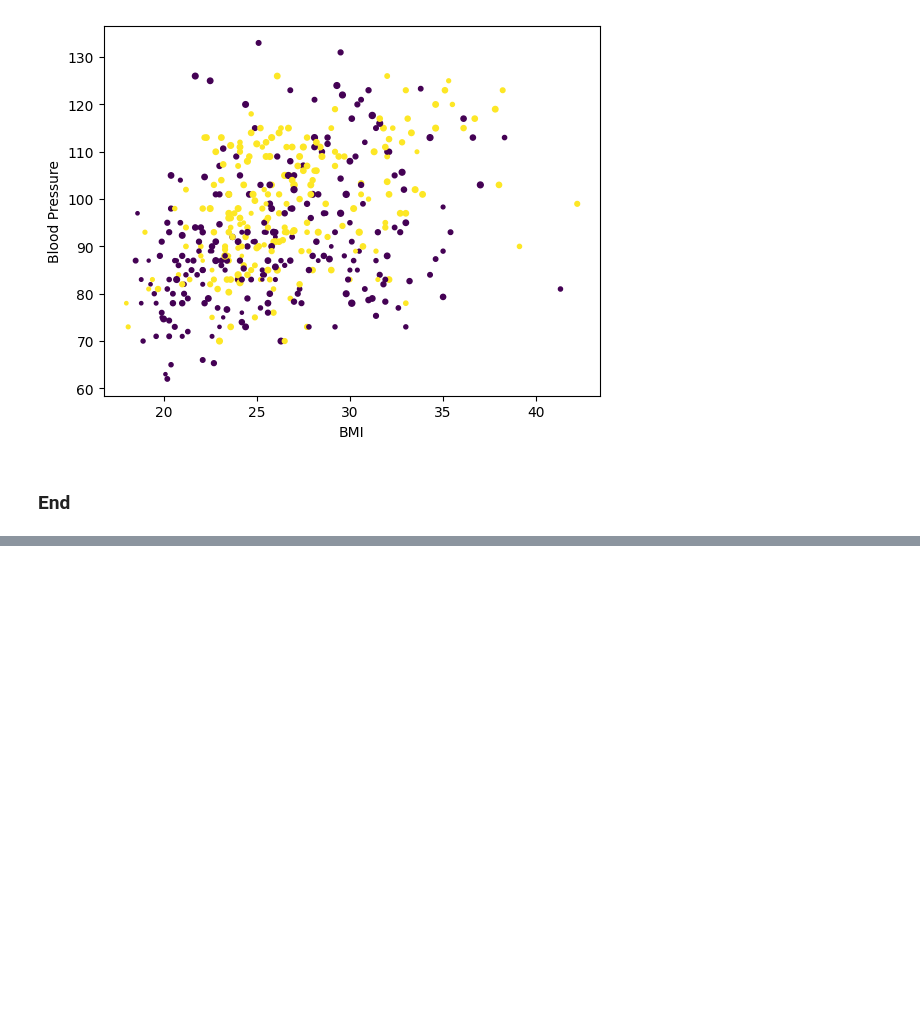
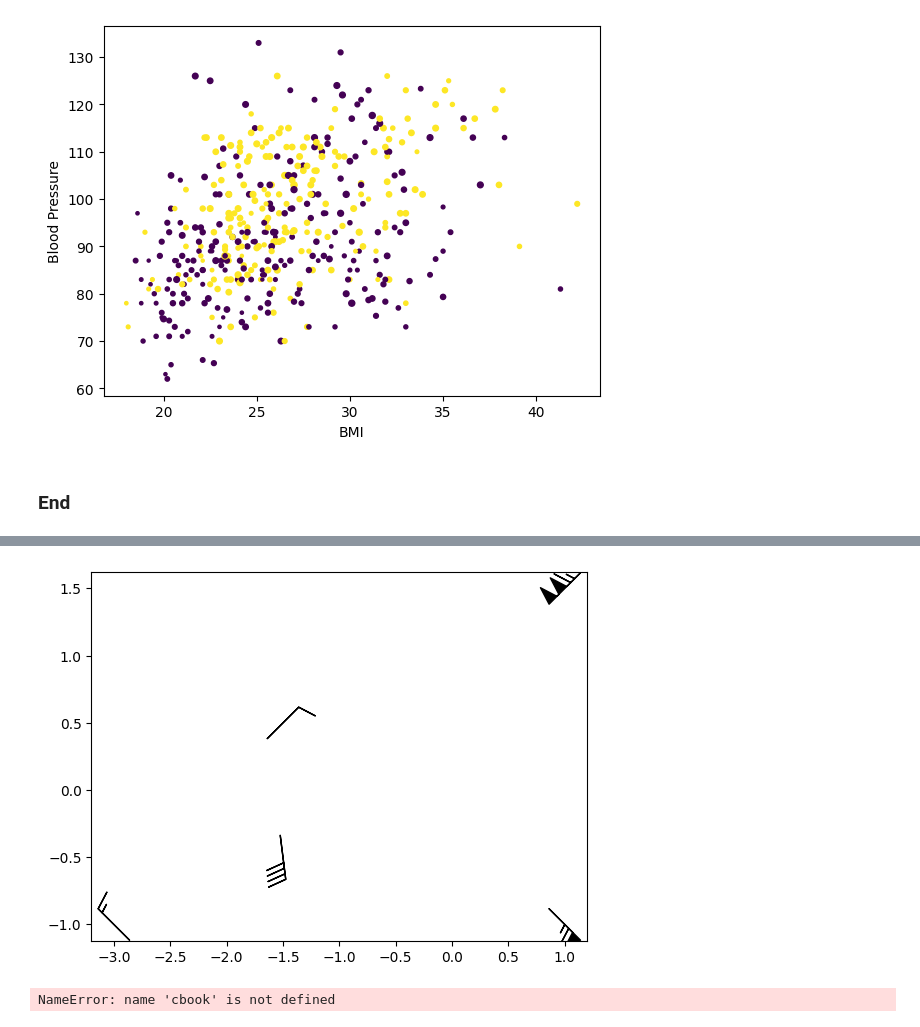
Before and after one commit to AnnaSikora29/principles_of_da, a Jupyter notebook: scatterplots.ipynb, the cells around one changed output, grey strips where cells are left out. Cells and saved outputs as stored; diff of their text form; code cells hidden in the pictures; blank space fills up the shorter version.

```diff
--- a/scatterplots.ipynb
+++ b/scatterplots.ipynb
@@ -149,0 +220,54 @@ Text(0, 0.5, 'Blood Pressure')
+# %%
+import matplotlib.pyplot as plt
+import numpy as np
+
+x = np.linspace(-5, 5, 5)
+X, Y = np.meshgrid(x, x)
+U, V = 12 * X, 12 * Y
+
+data = [(-1.5, .5, -6, -6),
+        (1, -1, -46, 46),
+        (-3, -1, 11, -11),
+        (1, 1.5, 80, 80),
+        (0.5, 0.25, 25, 15),
+        (-1.5, -0.5, -5, 40)]
+
+data = np.array(data, dtype=[('x', np.float32), ('y', np.float32),
+                             ('u', np.float32), ('v', np.float32)])
+# %%
+fig2, ax2 = plt.subplots()
+ax2.barbs(data['x'], data['y'], masked_u, data['v'], length=8, pivot='middle')
+
+plt.show()
+# %% [output]
+[figure, added]
+# %%
+# A sample image
+with cbook.get_sample_data('grace_hopper.jpg') as image_file:
+    image = plt.imread(image_file)
+
+# And another image, using 256x256 16-bit integers.
+w, h = 256, 256
+with cbook.get_sample_data('s1045.ima.gz') as datafile:
+    s = datafile.read()
+A = np.frombuffer(s, np.uint16).astype(float).reshape((w, h))
+extent = (0, 25, 0, 25)
+
+fig, ax = plt.subplot_mosaic([
+    ['hopper', 'mri']
+], figsize=(7, 3.5))
+
+ax['hopper'].imshow(image)
+ax['hopper'].axis('off')  # clear x-axis and y-axis
+
+im = ax['mri'].imshow(A, cmap=plt.cm.hot, origin='upper', extent=extent)
+
+markers = [(15.9, 14.5), (16.8, 15)]
+x, y = zip(*markers)
+ax['mri'].plot(x, y, 'o')
+
+ax['mri'].set_title('MRI')
+
+plt.show()
+# %% [output]
+NameError: name 'cbook' is not defined
```
Also changed, not shown: parts of 7 cells of this notebook.
